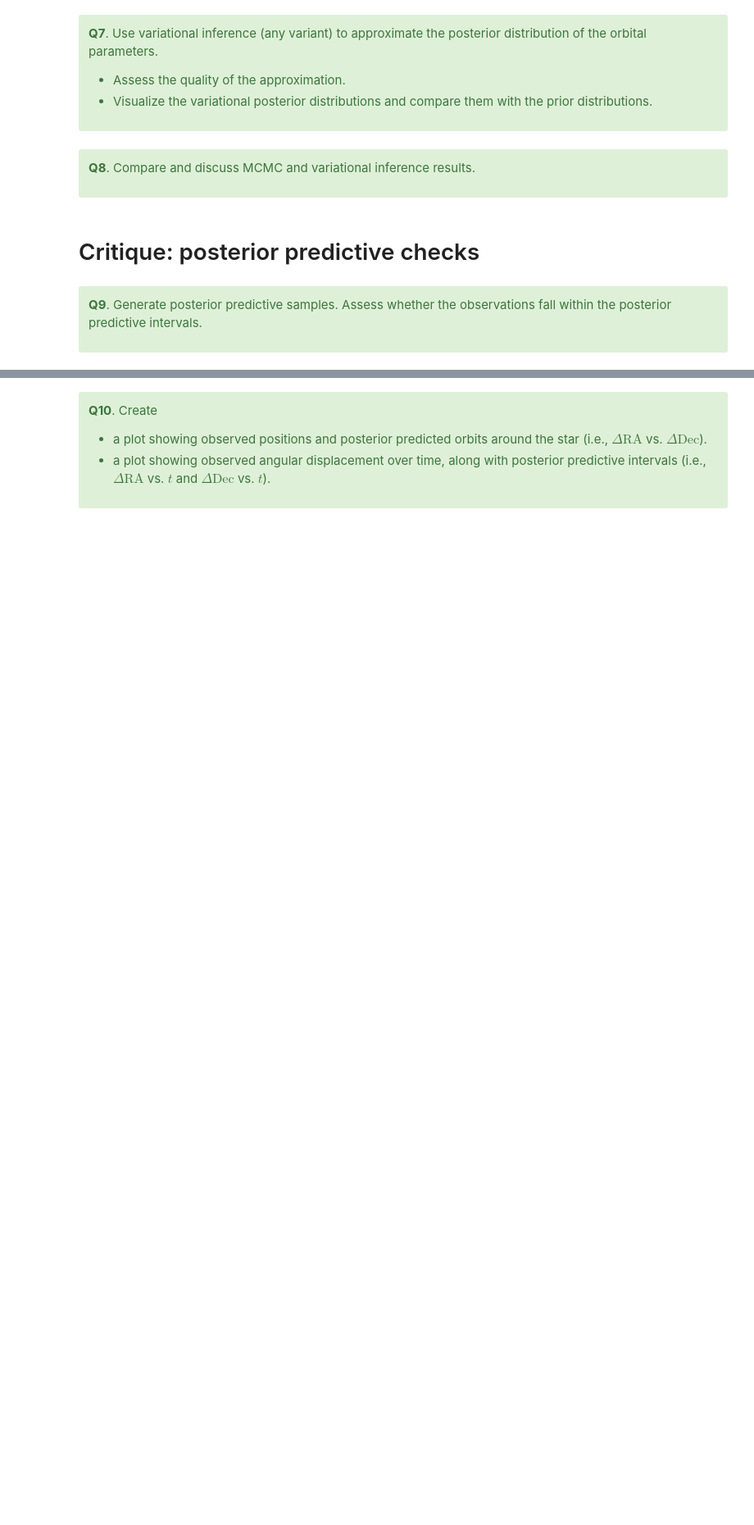
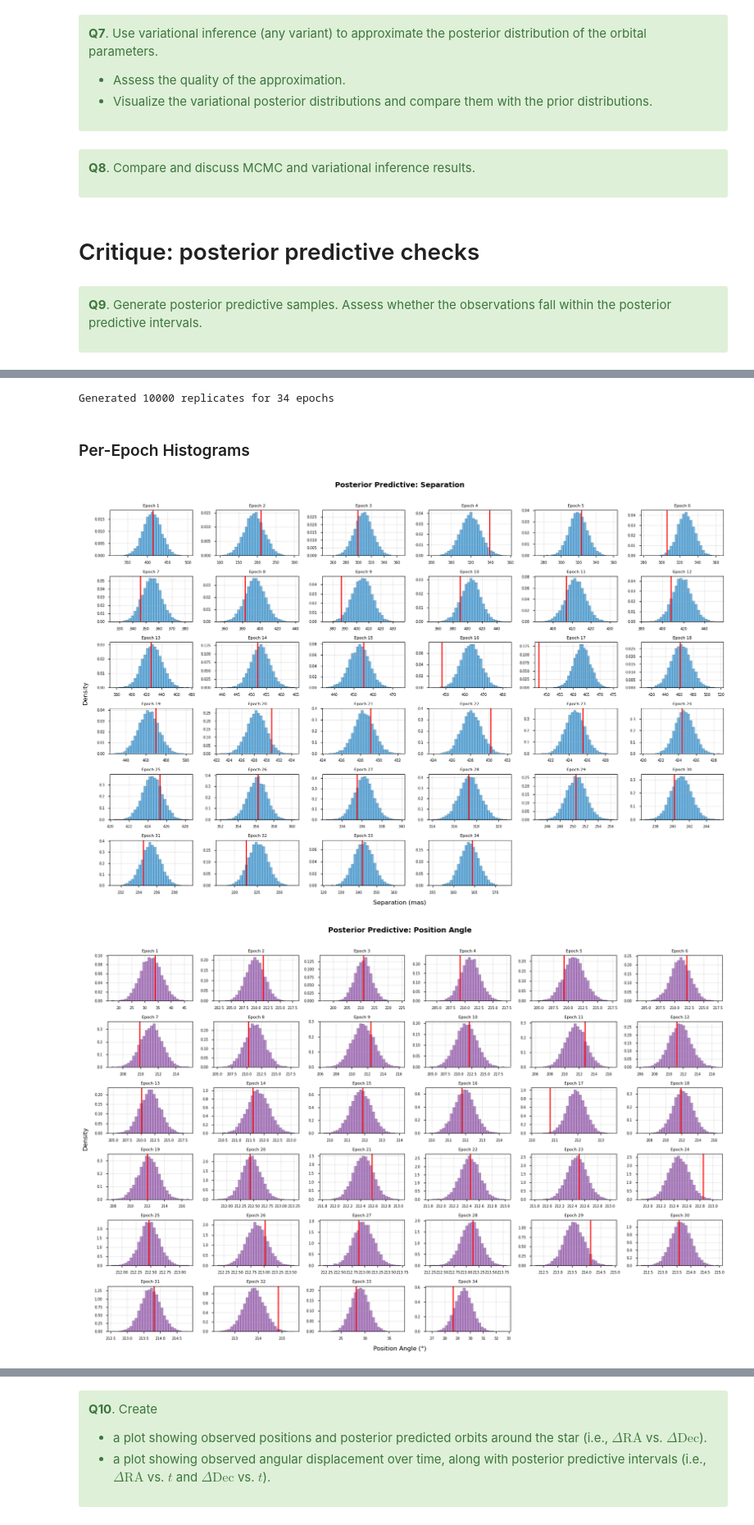
Before and after one commit to khalilAnkri/Estimating-the-orbit-of-Beta-Pictoris-b, a Jupyter notebook: homework.ipynb, the cells around one changed output, grey strips where cells are left out. Shown at 82% size. Saved outputs shown, nothing was run; the diff lists cells and outputs as text; code cells hidden in the pictures; blank space fills up the shorter version.

```diff
--- a/homework.ipynb
+++ b/homework.ipynb
@@ -1272,0 +1257,70 @@ POSTERIOR SUMMARY (Median with 68% Credible Intervals)
+# %%
+# Extract observations
+epochs = df["epoch"].values
+pa_obs = df["pa"].values
+pa_err = df["pa_err"].values
+sep_obs = df["sep"].values
+sep_err = df["sep_err"].values
+
+# Get posterior samples
+thetas = sampler.get_chain(flat=True, discard=burnin)
+
+# Generate replicates
+n_replicates = 10000
+sep_rep, pa_rep = replicate(n_replicates, thetas, epochs, pa_err, sep_err)
+sep_rep_clean, pa_rep_clean = replicate_without_noise(n_replicates, thetas, epochs)
+
+print(f"Generated {n_replicates} replicates for {len(epochs)} epochs")
+# %% [output]
+Generated 10000 replicates for 34 epochs
+# %% [markdown]
+### Per-Epoch Histograms
+# %%
+n_epochs = len(epochs)
+
+# Separation histograms
+fig, axes = plt.subplots(6, 6, figsize=(18, 12))
+axes = axes.flatten()
+
+for i in range(n_epochs):
+    axes[i].hist(sep_rep[:, i], bins=30, density=True, alpha=0.7,
+                 color='#3498db', edgecolor='black')
+    axes[i].axvline(sep_obs[i], color='red', linewidth=2)
+    axes[i].set_title(f'Epoch {i+1}', fontsize=8)
+    axes[i].tick_params(labelsize=7)
+    axes[i].grid(alpha=0.3)
+
+for i in range(n_epochs, 36):
+    fig.delaxes(axes[i])
+
+fig.suptitle("Posterior Predictive: Separation", fontsize=14, fontweight='bold')
+fig.text(0.5, 0.02, 'Separation (mas)', ha='center', fontsize=12)
+fig.text(0.02, 0.5, 'Density', va='center', rotation='vertical', fontsize=12)
+plt.tight_layout(rect=[0.03, 0.03, 1, 0.97])
+plt.savefig("posterior_pred_sep_histograms.png", dpi=150)
+plt.show()
+
+# Position angle histograms
+fig, axes = plt.subplots(6, 6, figsize=(18, 12))
+axes = axes.flatten()
+
+for i in range(n_epochs):
+    axes[i].hist(pa_rep[:, i], bins=30, density=True, alpha=0.7,
+                 color='#9b59b6', edgecolor='black')
+    axes[i].axvline(pa_obs[i], color='red', linewidth=2)
+    axes[i].set_title(f'Epoch {i+1}', fontsize=8)
+    axes[i].tick_params(labelsize=7)
+    axes[i].grid(alpha=0.3)
+
+for i in range(n_epochs, 36):
+    fig.delaxes(axes[i])
+
+fig.suptitle("Posterior Predictive: Position Angle", fontsize=14, fontweight='bold')
+fig.text(0.5, 0.02, 'Position Angle (°)', ha='center', fontsize=12)
+fig.text(0.02, 0.5, 'Density', va='center', rotation='vertical', fontsize=12)
+plt.tight_layout(rect=[0.03, 0.03, 1, 0.97])
+plt.savefig("posterior_pred_pa_histograms.png", dpi=150)
+plt.show()
+# %% [output]
+[figure, added]
+[figure, added]
```
Also changed, not shown: parts of 41 cells of this notebook, 12 other files.
